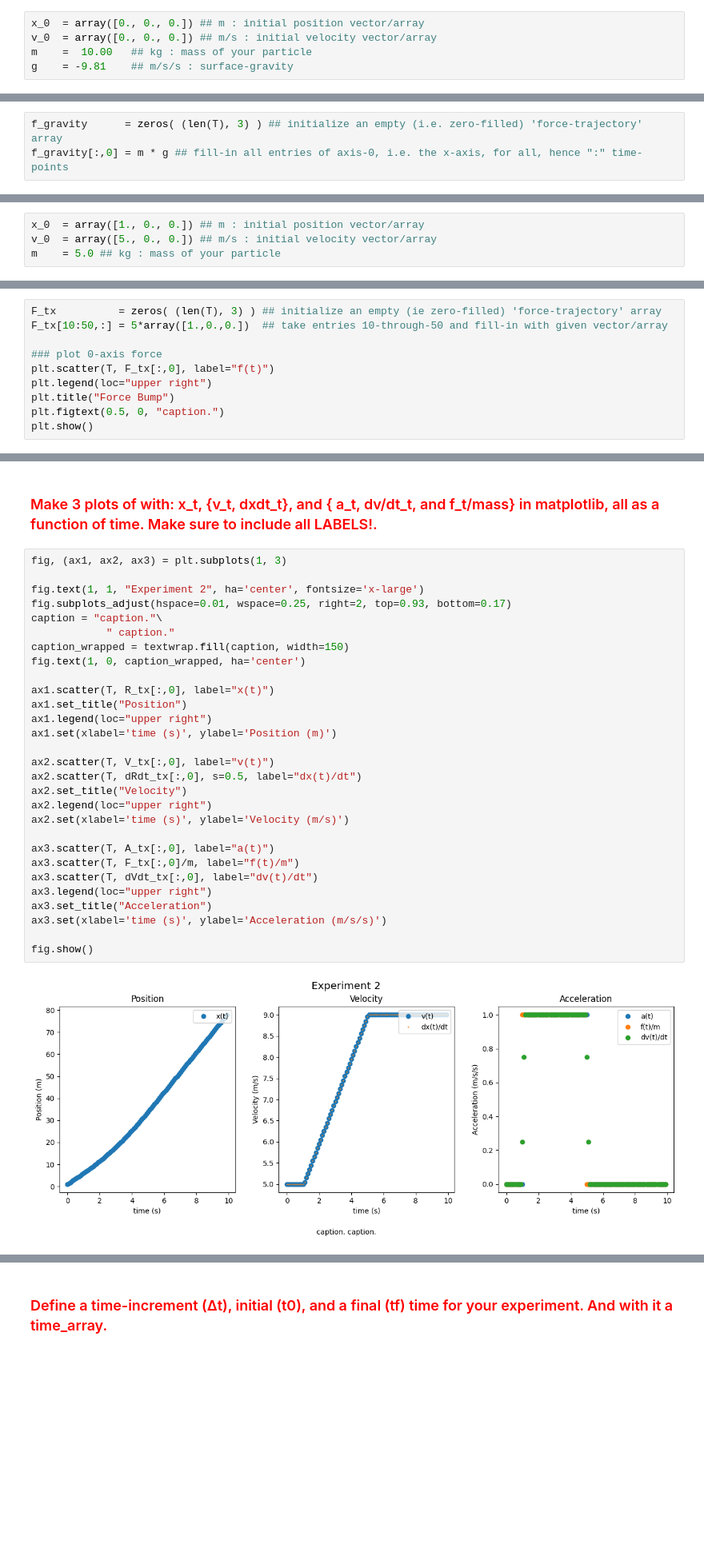
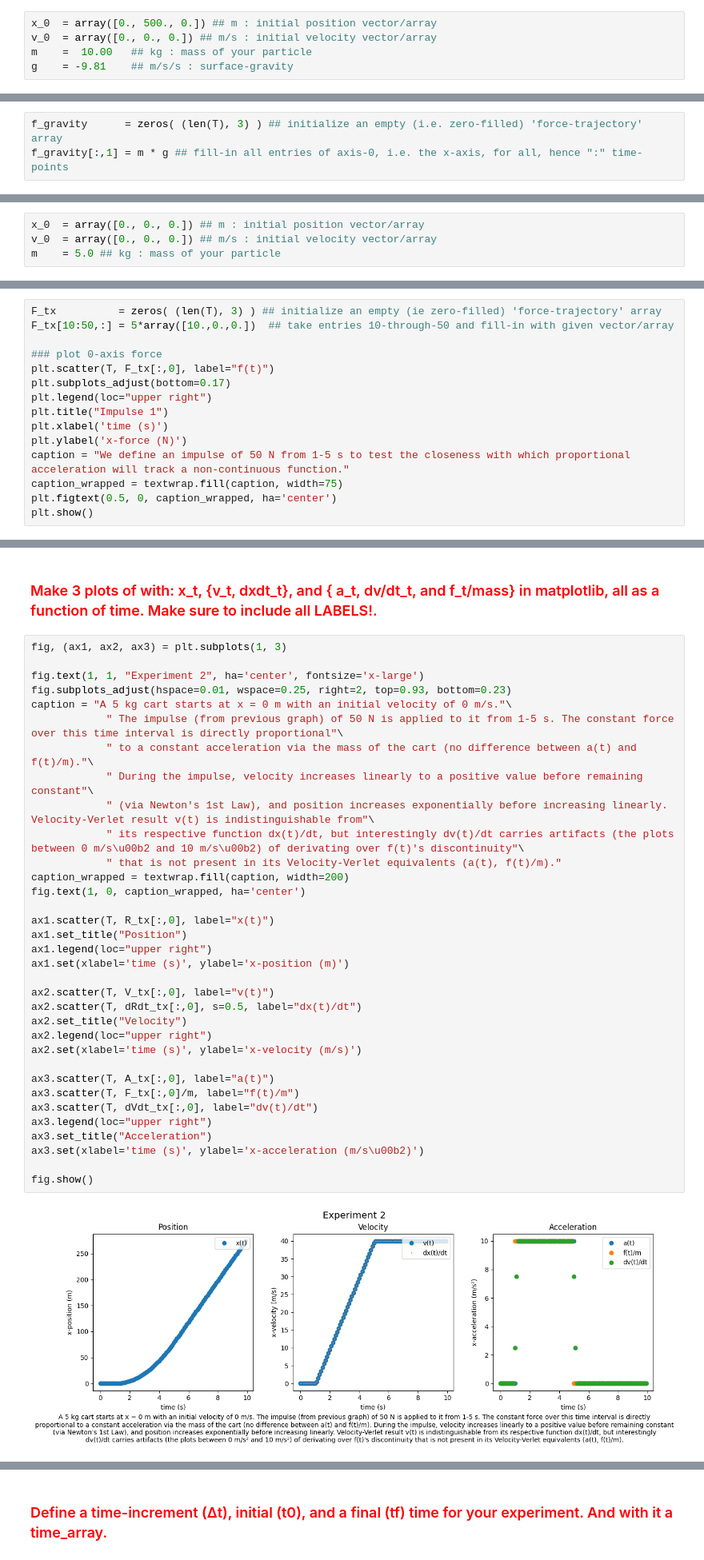
Before and after one commit to CalebAnderson22/PHY122, a Jupyter notebook: N2L_Anderson.ipynb, the cells around one changed output, grey strips where cells are left out. Shown at 80% size. Drawn from its saved outputs; the diff is of its cells as text; blank space fills up the shorter version.

```diff
--- a/N2L_Anderson.ipynb
+++ b/N2L_Anderson.ipynb
@@ -46,7 +46,7 @@ we have 100 time points
 # %% [markdown]
 ##   <font color='Red'> To begin lets start with by defining an initial position, initial velocity, and mass. </font>
 # %%
-x_0  = array([0., 0., 0.]) ## m : initial position vector/array
+x_0  = array([0., 500., 0.]) ## m : initial position vector/array
 v_0  = array([0., 0., 0.]) ## m/s : initial velocity vector/array
 m    =  10.00   ## kg : mass of your particle
 g    = -9.81    ## m/s/s : surface-gravity
@@ -54,7 +54,7 @@ g    = -9.81    ## m/s/s : surface-gravity
 ##   <font color='Red'> Now lets define our force as a function of time, f_t . </font>
 # %%
 f_gravity      = zeros( (len(T), 3) ) ## initialize an empty (i.e. zero-filled) 'force-trajectory' array
-f_gravity[:,0] = m * g ## fill-in all entries of axis-0, i.e. the x-axis, for all, hence ":" time-points
+f_gravity[:,1] = m * g ## fill-in all entries of axis-0, i.e. the x-axis, for all, hence ":" time-points
 # %% [markdown]
 ##   <font color='Red'> Define a for-loop to Velocity-Verlet integrate the motion to obtain a x_t, v_t, and a_t. </font>
 # %%
@@ -148,19 +150,24 @@ fig.show()
 
 ###  <font color='Red'> To begin lets start with by defining an initial position & velocity, and mass. </font>
 # %%
-x_0  = array([1., 0., 0.]) ## m : initial position vector/array
-v_0  = array([5., 0., 0.]) ## m/s : initial velocity vector/array
+x_0  = array([0., 0., 0.]) ## m : initial position vector/array
+v_0  = array([0., 0., 0.]) ## m/s : initial velocity vector/array
 m    = 5.0 ## kg : mass of your particle
 # %% [markdown]
 ###  <font color='Red'> Define a force as a function of time, with a bump function. Plot the result in time. </font>
 # %%
 F_tx          = zeros( (len(T), 3) ) ## initialize an empty (ie zero-filled) 'force-trajectory' array
-F_tx[10:50,:] = 5*array([1.,0.,0.])  ## take entries 10-through-50 and fill-in with given vector/array
+F_tx[10:50,:] = 5*array([10.,0.,0.])  ## take entries 10-through-50 and fill-in with given vector/array
 
 ### plot 0-axis force
 plt.scatter(T, F_tx[:,0], label="f(t)")
+plt.subplots_adjust(bottom=0.17)
 plt.legend(loc="upper right")
-plt.title("Force Bump")
-plt.figtext(0.5, 0, "caption.")
+plt.title("Impulse 1")
+plt.xlabel('time (s)')
+plt.ylabel('x-force (N)')
+caption = "We define an impulse of 50 N from 1-5 s to test the closeness with which proportional acceleration will track a non-continuous function."
+caption_wrapped = textwrap.fill(caption, width=75)
+plt.figtext(0.5, 0, caption_wrapped, ha='center')
 plt.show()
 # %% [output]
@@ -191,34 +198,39 @@ dVdt_tx = d(V_tx)/dt ## take numerical-time-derivative of the aforementioned vel
 # %%
 fig, (ax1, ax2, ax3) = plt.subplots(1, 3)
 
 fig.text(1, 1, "Experiment 2", ha='center', fontsize='x-large')
-fig.subplots_adjust(hspace=0.01, wspace=0.25, right=2, top=0.93, bottom=0.17)
-caption = "caption."\
-            " caption."
-caption_wrapped = textwrap.fill(caption, width=150)
+fig.subplots_adjust(hspace=0.01, wspace=0.25, right=2, top=0.93, bottom=0.23)
+caption = "A 5 kg cart starts at x = 0 m with an initial velocity of 0 m/s."\
+            " The impulse (from previous graph) of 50 N is applied to it from 1-5 s. The constant force over this time interval is directly proportional"\
+            " to a constant acceleration via the mass of the cart (no difference between a(t) and f(t)/m)."\
+            " During the impulse, velocity increases linearly to a positive value before remaining constant"\
+            " (via Newton's 1st Law), and position increases exponentially before increasing linearly. Velocity-Verlet result v(t) is indistinguishable from"\
+            " its respective function dx(t)/dt, but interestingly dv(t)/dt carries artifacts (the plots between 0 m/s\u00b2 and 10 m/s\u00b2) of derivating over f(t)'s discontinuity"\
+            " that is not present in its Velocity-Verlet equivalents (a(t), f(t)/m)."
+caption_wrapped = textwrap.fill(caption, width=200)
 fig.text(1, 0, caption_wrapped, ha='center')
 
 ax1.scatter(T, R_tx[:,0], label="x(t)")
 ax1.set_title("Position")
 ax1.legend(loc="upper right")
-ax1.set(xlabel='time (s)', ylabel='Position (m)')
+ax1.set(xlabel='time (s)', ylabel='x-position (m)')
 
 ax2.scatter(T, V_tx[:,0], label="v(t)")
 ax2.scatter(T, dRdt_tx[:,0], s=0.5, label="dx(t)/dt")
 ax2.set_title("Velocity")
 ax2.legend(loc="upper right")
-ax2.set(xlabel='time (s)', ylabel='Velocity (m/s)')
+ax2.set(xlabel='time (s)', ylabel='x-velocity (m/s)')
 
 ax3.scatter(T, A_tx[:,0], label="a(t)")
 ax3.scatter(T, F_tx[:,0]/m, label="f(t)/m")
 ax3.scatter(T, dVdt_tx[:,0], label="dv(t)/dt")
 ax3.legend(loc="upper right")
 ax3.set_title("Acceleration")
-ax3.set(xlabel='time (s)', ylabel='Acceleration (m/s/s)')
+ax3.set(xlabel='time (s)', ylabel='x-acceleration (m/s\u00b2)')
 
 fig.show()
 # %% [output]
-[figure, old version]
+[figure, new version]
 # %% [markdown]
 #   <font color='Red'> **Experiment III: Forces on a Cart II** </font>
 
```
Also changed, not shown: parts of 9 cells of this notebook.
